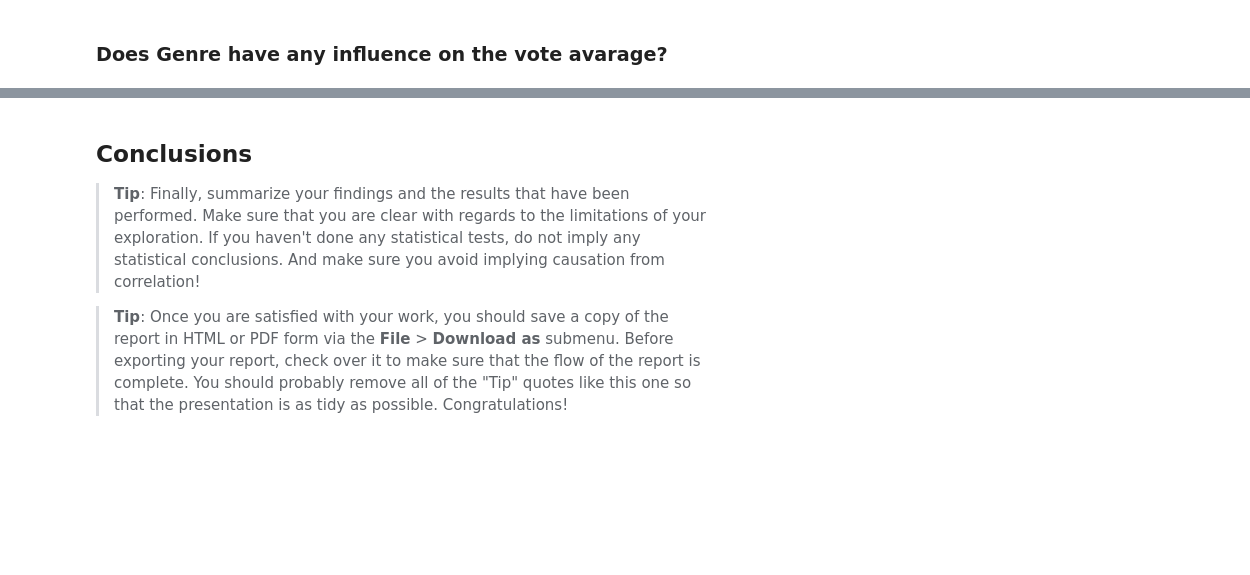
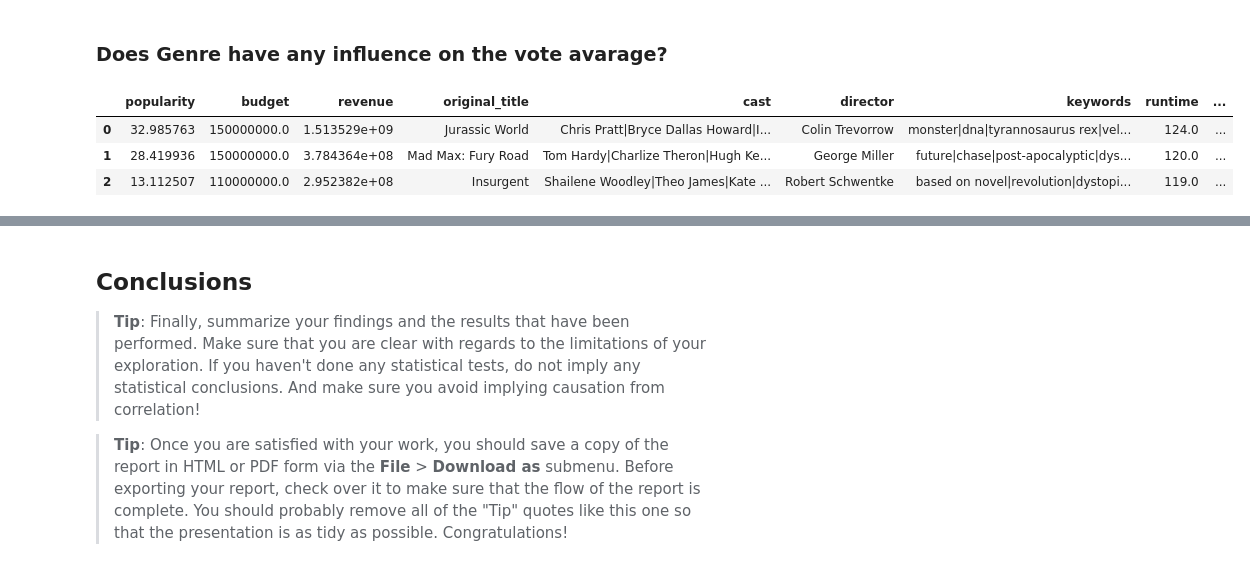
Before and after one commit to KaoriMI/Project_Investigate_a_Dataset, a Jupyter notebook: Investigate_TMDb_Movie_Dataset.ipynb, the cells around one changed output, grey strips where cells are left out. Drawn from its saved outputs; the diff is of its cells as text; code cells hidden in the pictures; blank space fills up the shorter version.

```diff
--- a/Investigate_TMDb_Movie_Dataset.ipynb
+++ b/Investigate_TMDb_Movie_Dataset.ipynb
@@ -232,0 +237,9 @@ df_year.corr()
+# %%
+# Make a new data frame with one genres per row
+df_genre = expand(df, 'genres')
+df_genre.head(3)
+# %% [output]
+|  | popularity | budget | revenue | original_title | cast | director | keywords | runtime | ... |
+| 0 | 32.985763 | 150000000.0 | 1.513529e+09 | Jurassic World | Chris Pratt|Bryce Dallas Howard|I... | Colin Trevorrow | monster|dna|tyrannosaurus rex|vel... | 124.0 | ... |
+| 1 | 28.419936 | 150000000.0 | 3.784364e+08 | Mad Max: Fury Road | Tom Hardy|Charlize Theron|Hugh Ke... | George Miller | future|chase|post-apocalyptic|dys... | 120.0 | ... |
+| 2 | 13.112507 | 110000000.0 | 2.952382e+08 | Insurgent | Shailene Woodley|Theo James|Kate ... | Robert Schwentke | based on novel|revolution|dystopi... | 119.0 | ... |
```
Also changed, not shown: parts of 19 cells of this notebook.
